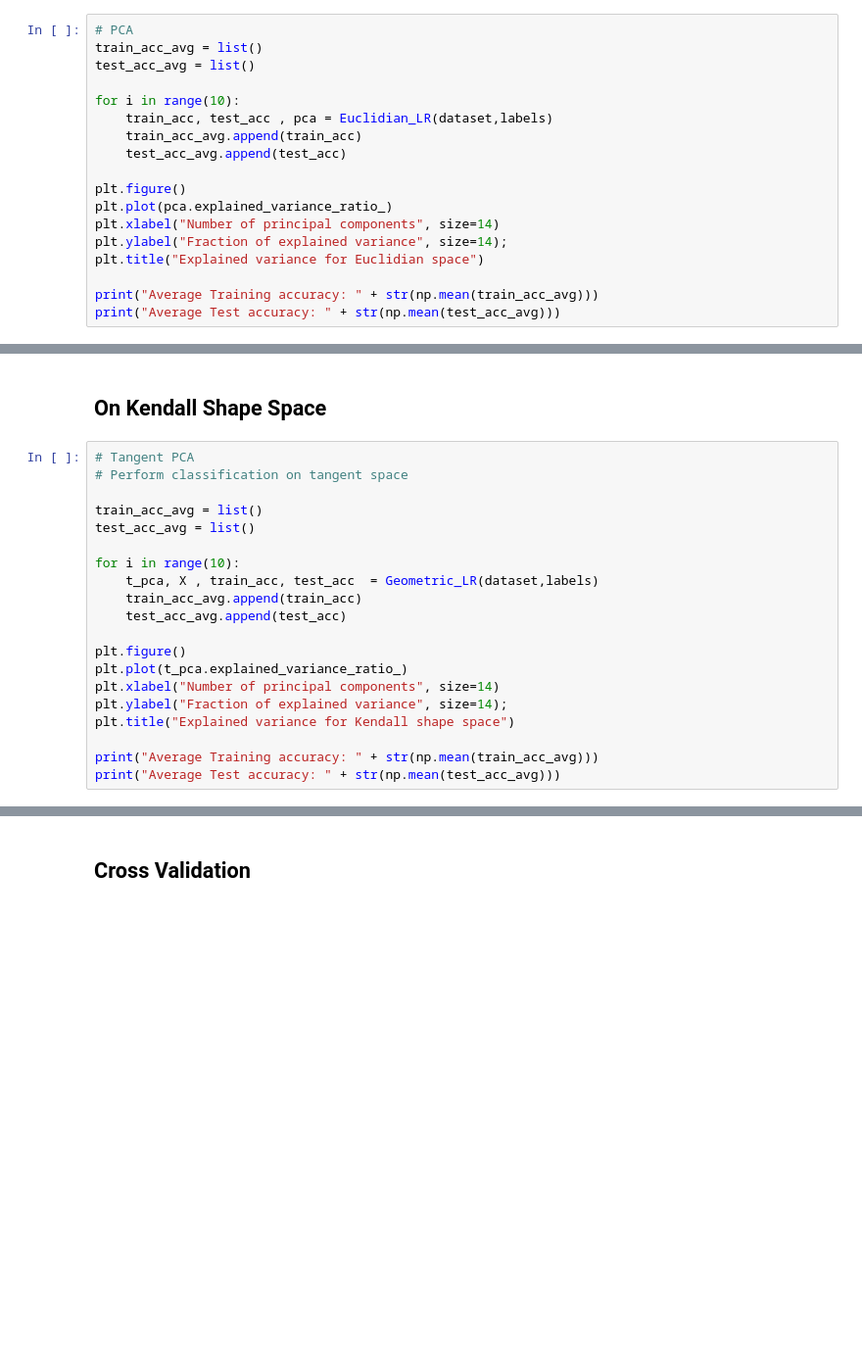
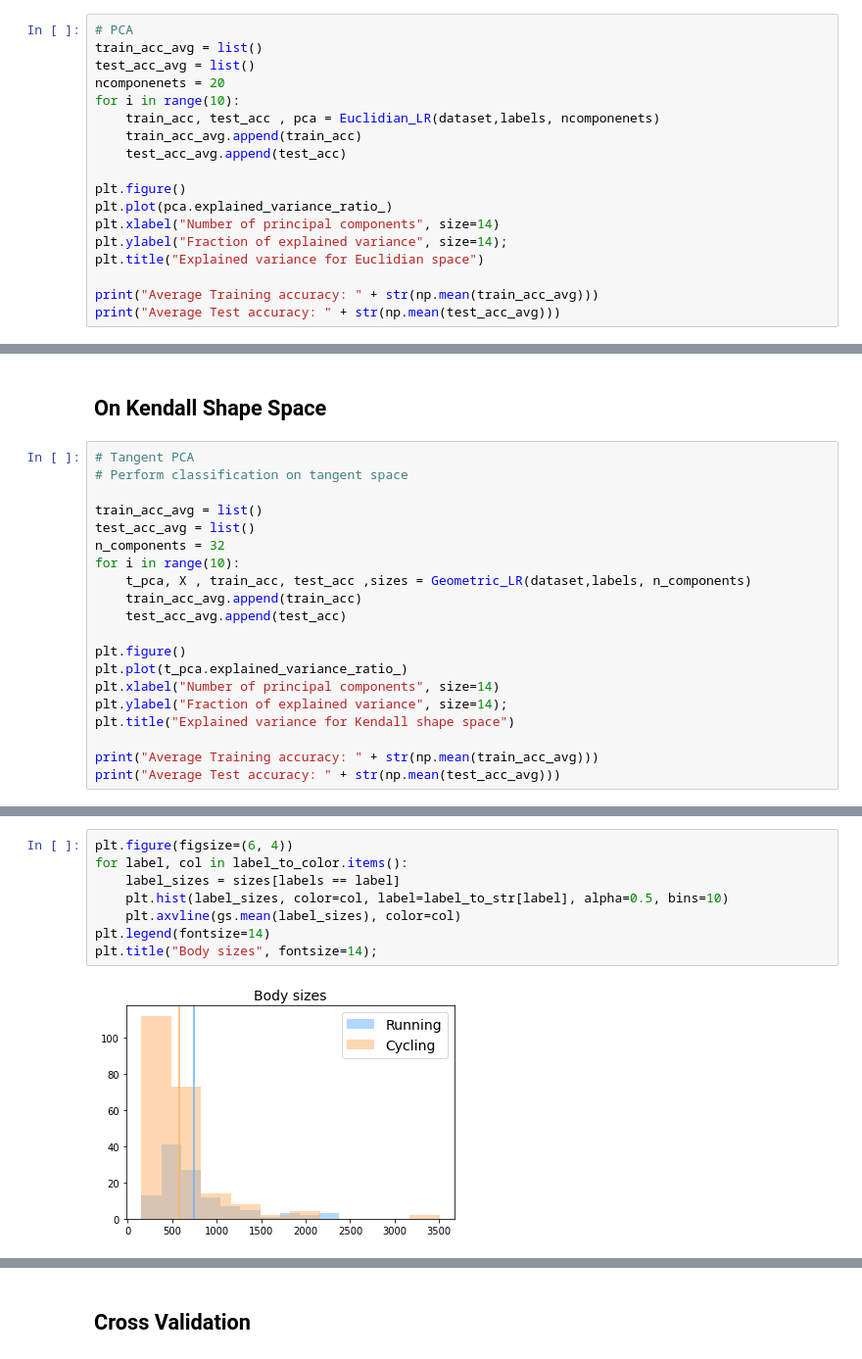
Before and after one commit to abhijithatreyat/geomstats_project, a Jupyter notebook: main.ipynb, the cells around one changed output, grey strips where cells are left out. Shown at 98% size. Cells and saved outputs as stored; diff of their text form; blank space fills up the shorter version.

```diff
--- a/main.ipynb
+++ b/main.ipynb
@@ -107,9 +104,9 @@ dataset[np.isnan(dataset).any(axis=2)] = 0
 # PCA
 train_acc_avg = list()
 test_acc_avg = list()
-
+ncomponenets = 20
 for i in range(10):
-    train_acc, test_acc , pca = Euclidian_LR(dataset,labels)
+    train_acc, test_acc , pca = Euclidian_LR(dataset,labels, ncomponenets)
     train_acc_avg.append(train_acc)
     test_acc_avg.append(test_acc)
 
@@ -154,9 +147,9 @@ plt.title(
 
 train_acc_avg = list()
 test_acc_avg = list()
-
+n_components = 32
 for i in range(10):
-    t_pca, X , train_acc, test_acc  = Geometric_LR(dataset,labels)
+    t_pca, X , train_acc, test_acc ,sizes = Geometric_LR(dataset,labels, n_components)
     train_acc_avg.append(train_acc)
     test_acc_avg.append(test_acc)
 
@@ -174,4 +167,14 @@ Average Test accuracy: 0.71667
 [figure]
+# %%
+plt.figure(figsize=(6, 4))
+for label, col in label_to_color.items():
+    label_sizes = sizes[labels == label]
+    plt.hist(label_sizes, color=col, label=label_to_str[label], alpha=0.5, bins=10)
+    plt.axvline(gs.mean(label_sizes), color=col)
+plt.legend(fontsize=14)
+plt.title("Body sizes", fontsize=14);
+# %% [output]
+[figure, added]
 # %%
 # Projection of First X Pricinple Tangent Components
 
```
Also changed, not shown: parts of 16 cells of this notebook, 1 other file.
